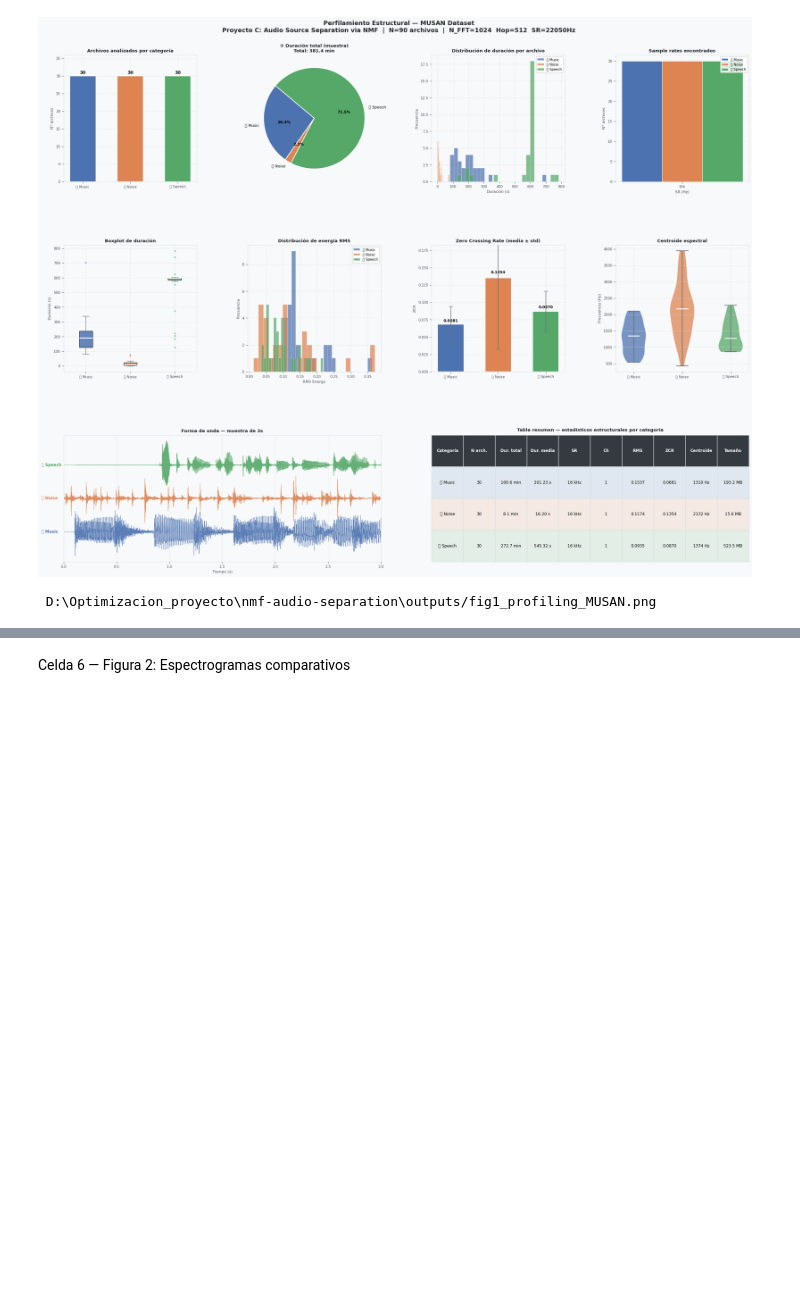
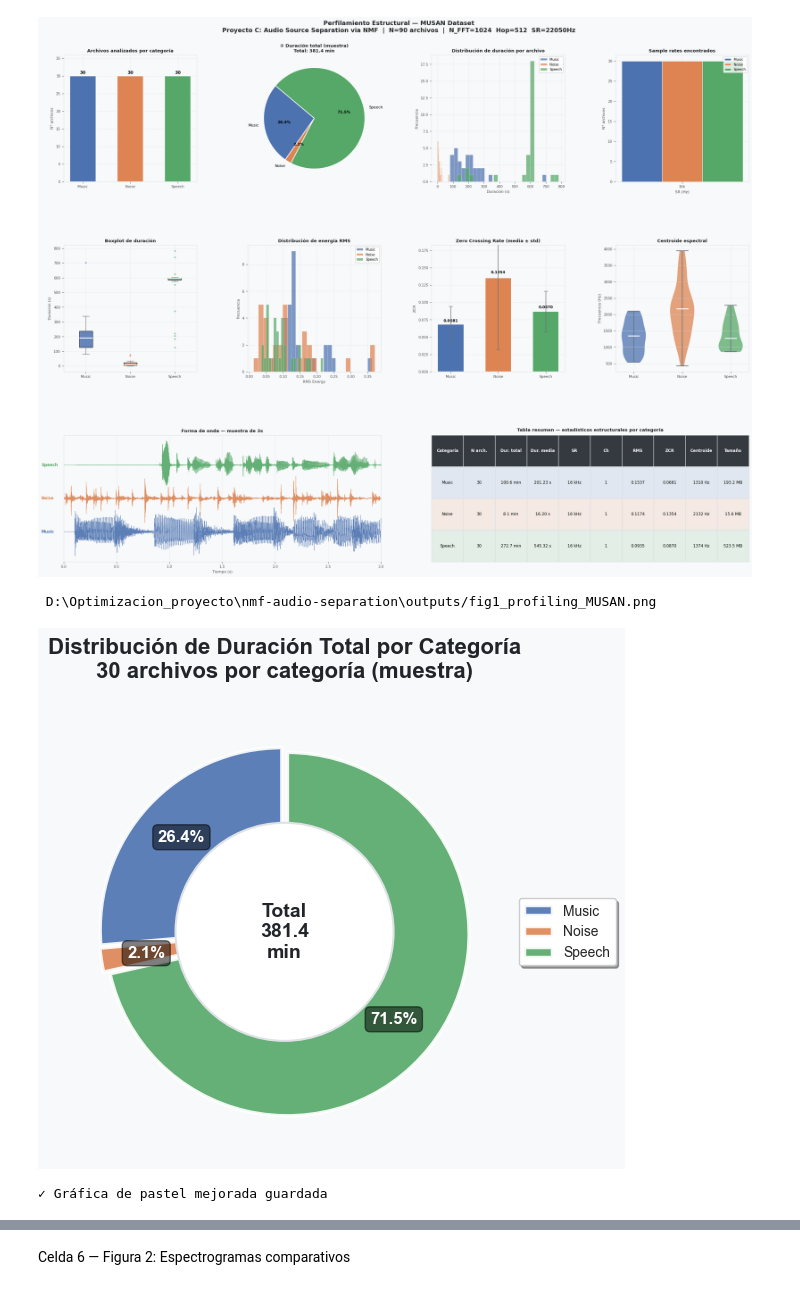
Before and after one commit to LuisPablo54/nmf-audio-separation, a Jupyter notebook: notebooks/EDA_MUSAN.ipynb, the cells around one changed output, grey strips where cells are left out. Drawn from its saved outputs; the diff is of its cells as text; code cells hidden in the pictures; blank space fills up the shorter version.

```diff
--- a/notebooks/EDA_MUSAN.ipynb
+++ b/notebooks/EDA_MUSAN.ipynb
@@ -81,7 +81,7 @@ PALETTE = {
     'grid'   : '#DEE2E6',
     'text'   : '#212529',
 }
-CAT_LABELS = {'music': '🎵 Music', 'noise': '🌧️ Noise', 'speech': '🗣️ Speech'}
+CAT_LABELS = {'music': 'Music', 'noise': 'Noise', 'speech': 'Speech'}
 
 # ─────────────────────────────────────────────────────────────────
 
@@ -401,3 +401,75 @@ print(f' {out1}')
 # %% [output]
 [figure]
  D:\Optimizacion_proyecto\nmf-audio-separation\outputs/fig1_profiling_MUSAN.png
+# %%
+import matplotlib.pyplot as plt
+import numpy as np
+import seaborn as sns
+from matplotlib.gridspec import GridSpec
+import librosa
+
+# Configuración de estilo mejorada
+plt.style.use('seaborn-v0_8-whitegrid')
+sns.set_context("notebook", font_scale=1.2)
+cats = [c for c in CATEGORIES if c in df_ok['category'].unique()]
+colors = [PALETTE[c] for c in cats]
+labels = [CAT_LABELS[c] for c in cats]
+# %%
+# ============================================================
+# FIGURA 1: GRÁFICA DE PASTEL MEJORADA - CORREGIDA
+# ============================================================
+
+Categorias_limpias = ['Music', 'Noise', 'Speech']
+
+fig1, ax = plt.subplots(figsize=(6, 6), facecolor=PALETTE['bg'])
+fig1.patch.set_facecolor(PALETTE['bg'])
+
+dur_tot = [df_ok[df_ok['category']==c]['duration_s'].sum()/60 for c in cats]
+
+# Pie chart mejorado
+wedges, texts, autotexts = ax.pie(
+    dur_tot,
+    labels=None,
+    colors=colors,
+    autopct='%1.1f%%',
+    startangle=90,
+    wedgeprops=dict(edgecolor='white', linewidth=2.5, alpha=0.9),
+    textprops={'fontsize': 11, 'fontweight': 'bold'},
+    pctdistance=0.75,
+    explode=[0.02] * len(cats)
+)
+
+# Mejorar porcentajes
+for autotext in autotexts:
+    autotext.set_color('white')
+    autotext.set_fontsize(12)
+    autotext.set_fontweight('bold')
+    autotext.set_bbox(dict(boxstyle='round,pad=0.3', facecolor='black', alpha=0.5))
+
+# Círculo central
+centre_circle = plt.Circle((0, 0), 0.60, fc='white', edgecolor=PALETTE['grid'], linewidth=1.5)
+ax.add_artist(centre_circle)
+
+# Texto central
+ax.text(0, 0, f'Total\n{sum(dur_tot):.1f}\nmin',
+        ha='center', va='center',
+          fontsize=14, fontweight='bold',
+        color=PALETTE['text'])
+# Leyenda de cada categoría de Categorias_limpias
+ax.legend(wedges, [Categoria for Categoria in Categorias_limpias],
+          loc='center left', bbox_to_anchor=(1, 0.5),
+          fontsize=10, frameon=True, fancybox=True, shadow=True)
+
+
+ax.set_title('Distribución de Duración Total por Categoría\n' +
+             '30 archivos por categoría (muestra)',
+             fontsize=16, fontweight='bold', pad=20, color=PALETTE['text'])
+
+plt.tight_layout()
+fig1.savefig(f"{OUTPUT_DIR}/fig_pie_duracion_mejorada.png", dpi=300, bbox_inches='tight',
+             facecolor=PALETTE['bg'])
+plt.show()
+print(f'✓ Gráfica de pastel mejorada guardada')
+# %% [output]
+[figure, added]
+✓ Gráfica de pastel mejorada guardada
```
Also changed, not shown: parts of 7 cells of this notebook, 6 other files.
